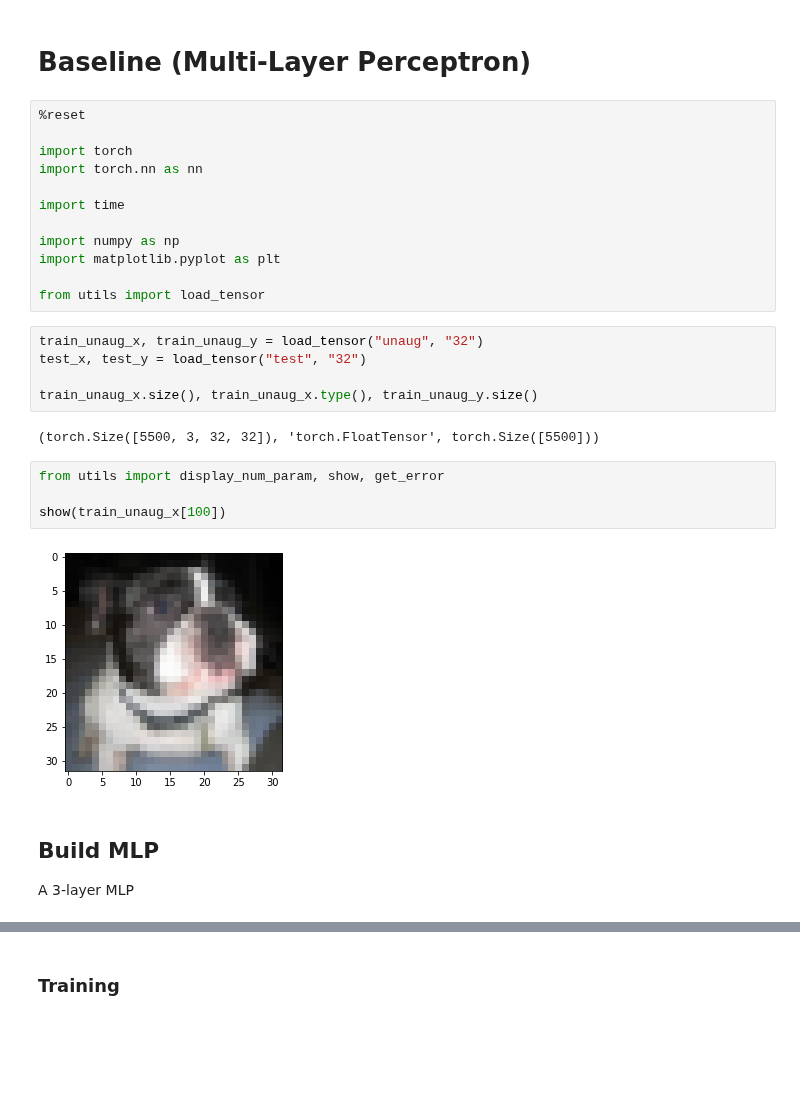
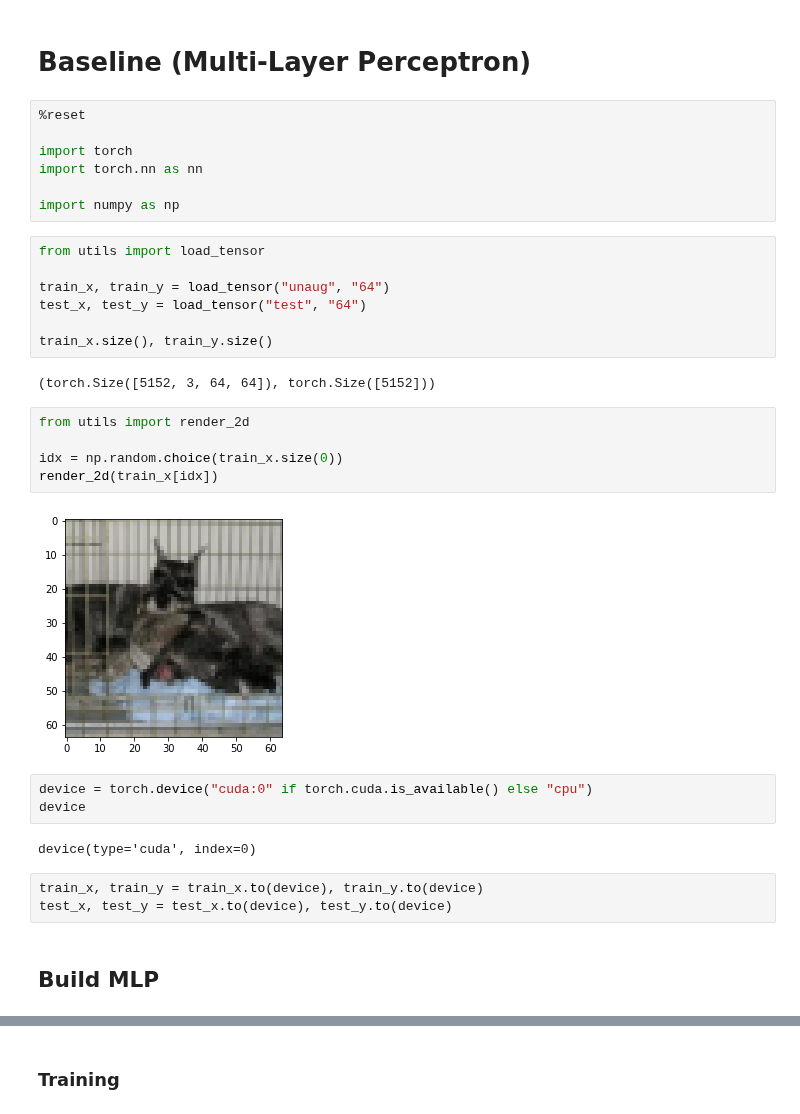
Before and after one commit to Chen-Yiyang/cs4243_project, a Jupyter notebook: 2_baseline_mlp.ipynb, the cells around one changed output, grey strips where cells are left out. Cells and saved outputs as stored; diff of their text form; blank space fills up the shorter version.

```diff
--- a/2_baseline_mlp.ipynb
+++ b/2_baseline_mlp.ipynb
@@ -21,27 +21,31 @@ Note: you may need to restart the kernel to use updated packages.
 import torch
 import torch.nn as nn
 
-import time
-
 import numpy as np
-import matplotlib.pyplot as plt
-
-from utils import load_tensor
 # %%
-train_unaug_x, train_unaug_y = load_tensor("unaug", "32")
-test_x, test_y = load_tensor("test", "32")
+from utils import load_tensor
 
-train_unaug_x.size(), train_unaug_x.type(), train_unaug_y.size()
+train_x, train_y = load_tensor("unaug", "64")
+test_x, test_y = load_tensor("test", "64")
+
+train_x.size(), train_y.size()
 # %% [output]
-(torch.Size([5500, 3, 32, 32]), 'torch.FloatTensor', torch.Size([5500]))
+(torch.Size([5152, 3, 64, 64]), torch.Size([5152]))
 # %%
-from utils import display_num_param, show, get_error
+from utils import render_2d
 
-show(train_unaug_x[100])
+idx = np.random.choice(train_x.size(0))
+render_2d(train_x[idx])
 # %% [output]
-[figure, old version]
+[figure, new version]
+# %%
+device = torch.device("cuda:0" if torch.cuda.is_available() else "cpu")
+device
+# %% [output]
+device(type='cuda', index=0)
+# %%
+train_x, train_y = train_x.to(device), train_y.to(device)
+test_x, test_y = test_x.to(device), test_y.to(device)
 # %% [markdown]
 ## Build MLP
-
-A 3-layer MLP
 # %%
```
Also changed, not shown: parts of 8 cells of this notebook, 3 other files.
